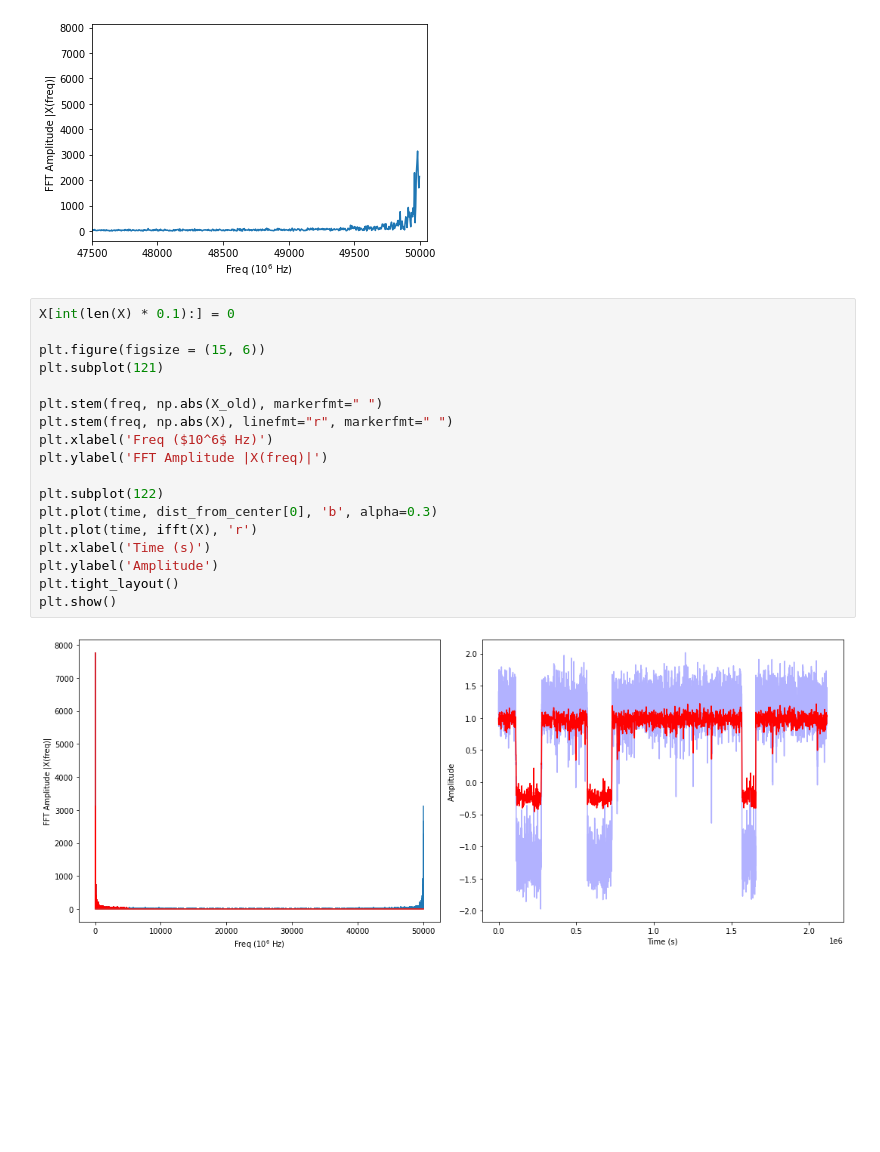
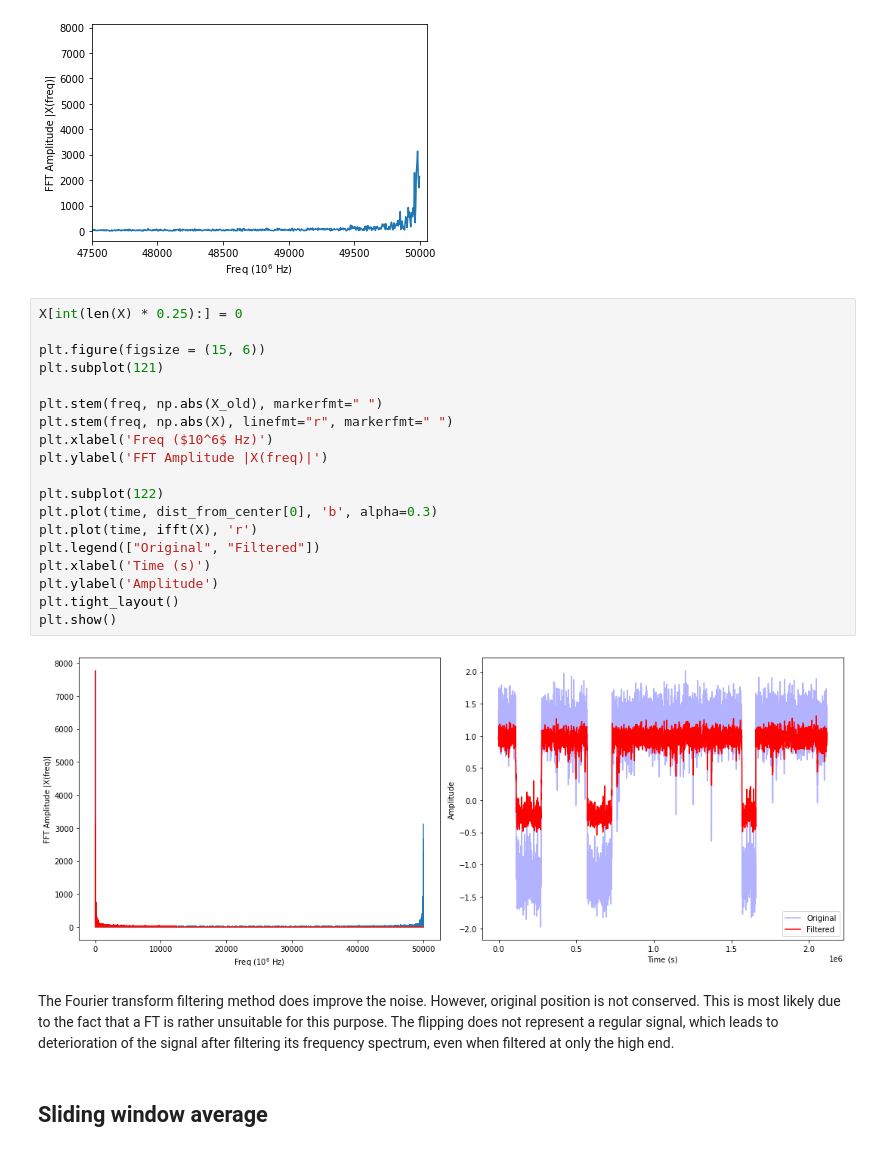
Before and after one commit to KoenWestendorp/programming-for-life-sciences, a Jupyter notebook: assignment_3/cholesterol/cholesterol.ipynb, the cells around one changed output. Cells and saved outputs as stored; diff of their text form; blank space fills up the shorter version.

```diff
--- a/assignment_3/cholesterol/cholesterol.ipynb
+++ b/assignment_3/cholesterol/cholesterol.ipynb
@@ -244,22 +245,27 @@ plt.show()
 # %% [output]
 [figure]
 # %%
-X[int(len(X) * 0.1):] = 0
+X[int(len(X) * 0.25):] = 0
 
 plt.figure(figsize = (15, 6))
 plt.subplot(121)
 
 plt.stem(freq, np.abs(X_old), markerfmt=" ")
 plt.stem(freq, np.abs(X), linefmt="r", markerfmt=" ")
 plt.xlabel('Freq ($10^6$ Hz)')
 plt.ylabel('FFT Amplitude |X(freq)|')
 
 plt.subplot(122)
 plt.plot(time, dist_from_center[0], 'b', alpha=0.3)
 plt.plot(time, ifft(X), 'r')
+plt.legend(["Original", "Filtered"])
 plt.xlabel('Time (s)')
 plt.ylabel('Amplitude')
 plt.tight_layout()
 plt.show()
 # %% [output]
-[figure, old version]
+[figure, new version]
+# %% [markdown]
+The Fourier transform filtering method does improve the noise. However, original position is not conserved. This is most likely due to the fact that a FT is rather unsuitable for this purpose. The flipping does not represent a regular signal, which leads to deterioration of the signal after filtering its frequency spectrum, even when filtered at only the high end.
+# %% [markdown]
+## Sliding window average
```
Also changed, not shown: parts of 9 cells of this notebook.
